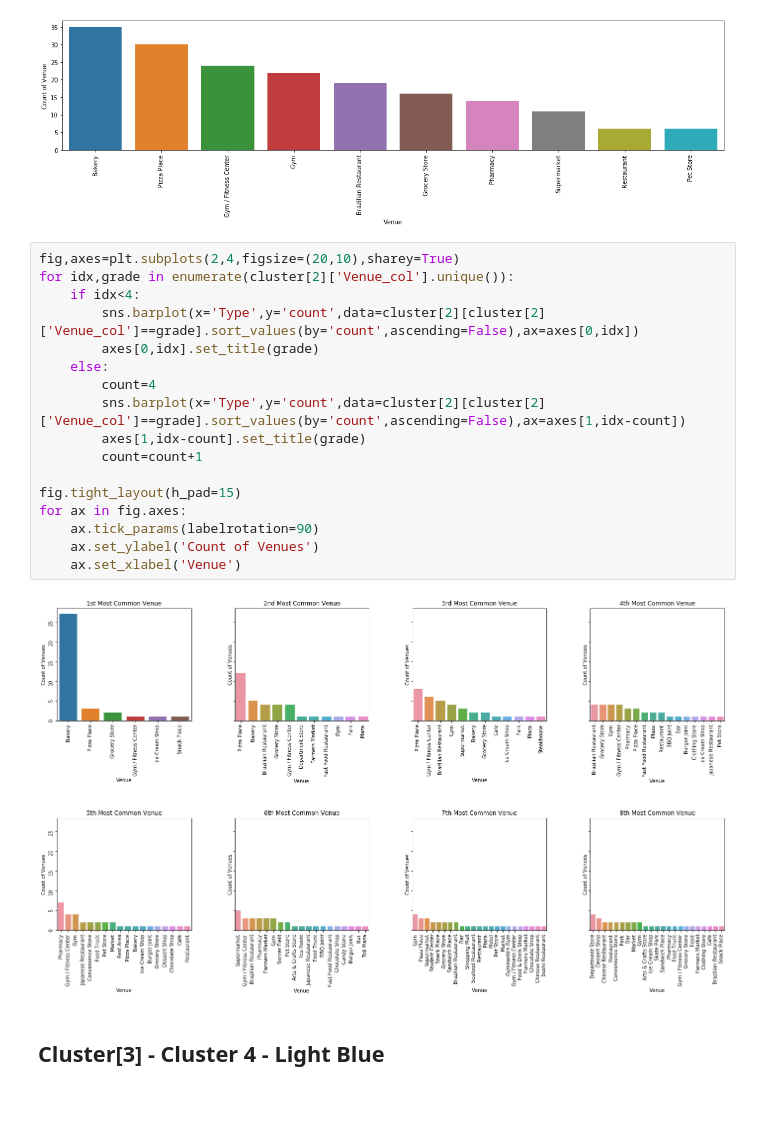
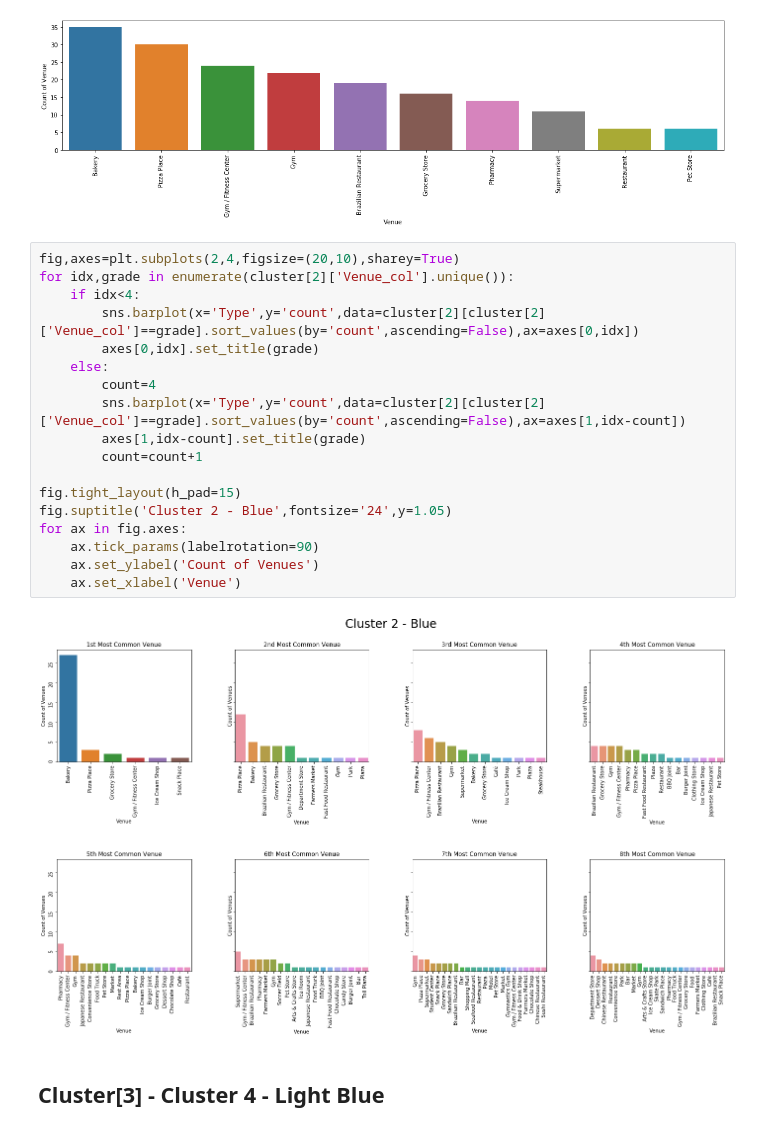
Before and after one commit to ShigueruHosoya/sao_paulo_foursquare, a Jupyter notebook: final_proj_assignment.ipynb, the cells around one changed output. Drawn from its saved outputs; the diff is of its cells as text; blank space fills up the shorter version.

```diff
--- a/final_proj_assignment.ipynb
+++ b/final_proj_assignment.ipynb
@@ -520,22 +524,23 @@ Text(0, 0.5, 'Count of Venue')
 # %%
 fig,axes=plt.subplots(2,4,figsize=(20,10),sharey=True)
 for idx,grade in enumerate(cluster[2]['Venue_col'].unique()):
     if idx<4:
         sns.barplot(x='Type',y='count',data=cluster[2][cluster[2]['Venue_col']==grade].sort_values(by='count',ascending=False),ax=axes[0,idx])
         axes[0,idx].set_title(grade)
     else:
         count=4
         sns.barplot(x='Type',y='count',data=cluster[2][cluster[2]['Venue_col']==grade].sort_values(by='count',ascending=False),ax=axes[1,idx-count])
         axes[1,idx-count].set_title(grade)
         count=count+1
 
 fig.tight_layout(h_pad=15)
+fig.suptitle('Cluster 2 - Blue',fontsize='24',y=1.05)
 for ax in fig.axes:
     ax.tick_params(labelrotation=90)
     ax.set_ylabel('Count of Venues')
     ax.set_xlabel('Venue')
 # %% [output]
-[figure, old version]
+[figure, new version]
 # %% [markdown]
 ## Cluster[3] - Cluster 4 - Light Blue
 # %%
```
Also changed, not shown: parts of 4 cells of this notebook.
